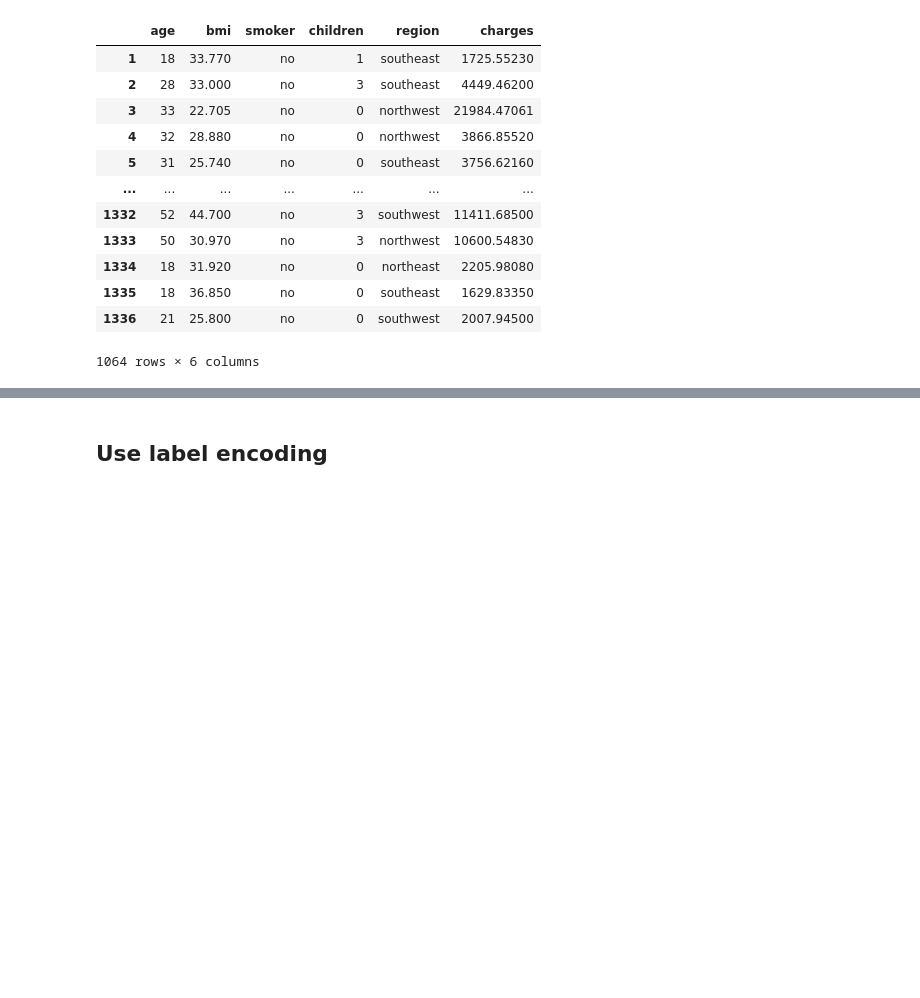
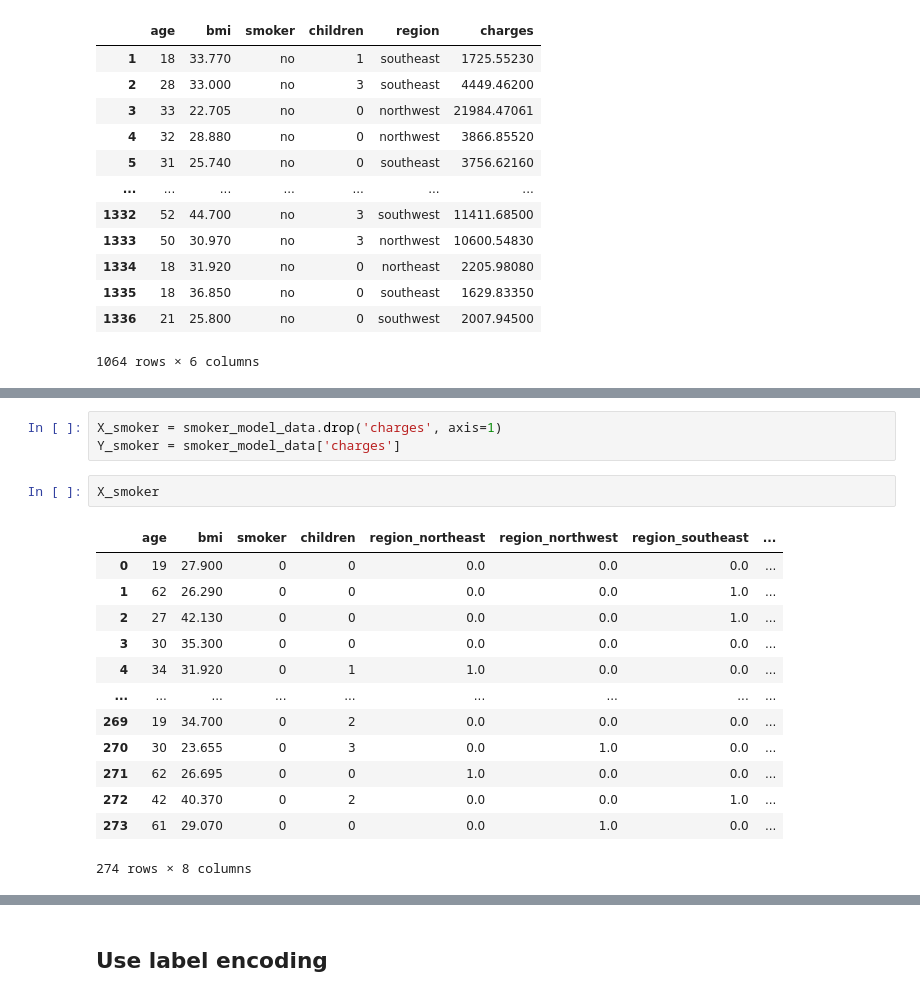
Before and after one commit to Dansah2/Dansah2_LinearRegression_4GeeksProject, a Jupyter notebook: src/explore.ipynb, the cells around one changed output, grey strips where cells are left out. Cells and saved outputs as stored; diff of their text form; blank space fills up the shorter version.

```diff
--- a/src/explore.ipynb
+++ b/src/explore.ipynb
@@ -337,0 +408,19 @@ non_smoker_model_data
+# %%
+X_smoker = smoker_model_data.drop('charges', axis=1)
+Y_smoker = smoker_model_data['charges']
+# %%
+X_smoker
+# %% [output]
+|  | age | bmi | smoker | children | region_northeast | region_northwest | region_southeast | ... |
+| 0 | 19 | 27.900 | 0 | 0 | 0.0 | 0.0 | 0.0 | ... |
+| 1 | 62 | 26.290 | 0 | 0 | 0.0 | 0.0 | 1.0 | ... |
+| 2 | 27 | 42.130 | 0 | 0 | 0.0 | 0.0 | 1.0 | ... |
+| 3 | 30 | 35.300 | 0 | 0 | 0.0 | 0.0 | 0.0 | ... |
+| 4 | 34 | 31.920 | 0 | 1 | 1.0 | 0.0 | 0.0 | ... |
+| ... | ... | ... | ... | ... | ... | ... | ... | ... |
+| 269 | 19 | 34.700 | 0 | 2 | 0.0 | 0.0 | 0.0 | ... |
+| 270 | 30 | 23.655 | 0 | 3 | 0.0 | 1.0 | 0.0 | ... |
+| 271 | 62 | 26.695 | 0 | 0 | 1.0 | 0.0 | 0.0 | ... |
+| 272 | 42 | 40.370 | 0 | 2 | 0.0 | 0.0 | 1.0 | ... |
+| 273 | 61 | 29.070 | 0 | 0 | 0.0 | 1.0 | 0.0 | ... |
+274 rows × 8 columns
```
Also changed, not shown: parts of 18 cells of this notebook.
